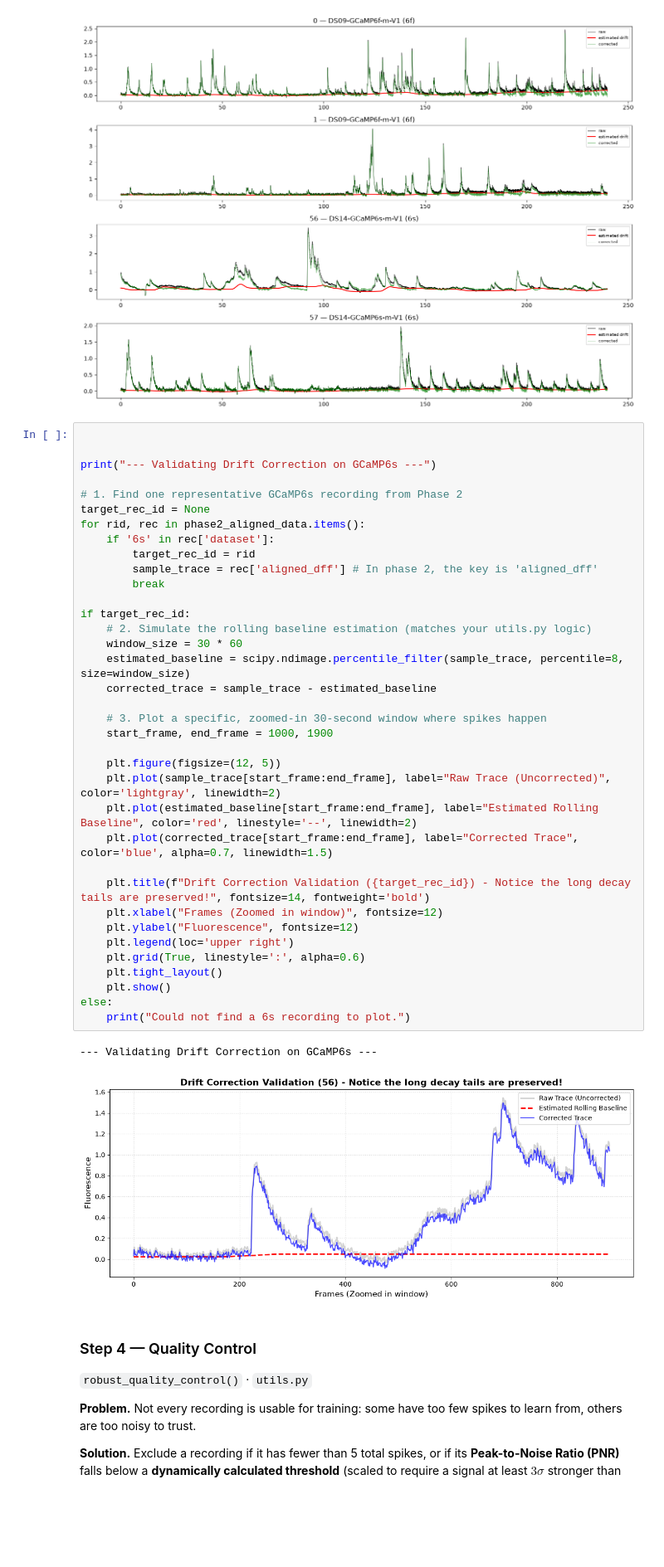
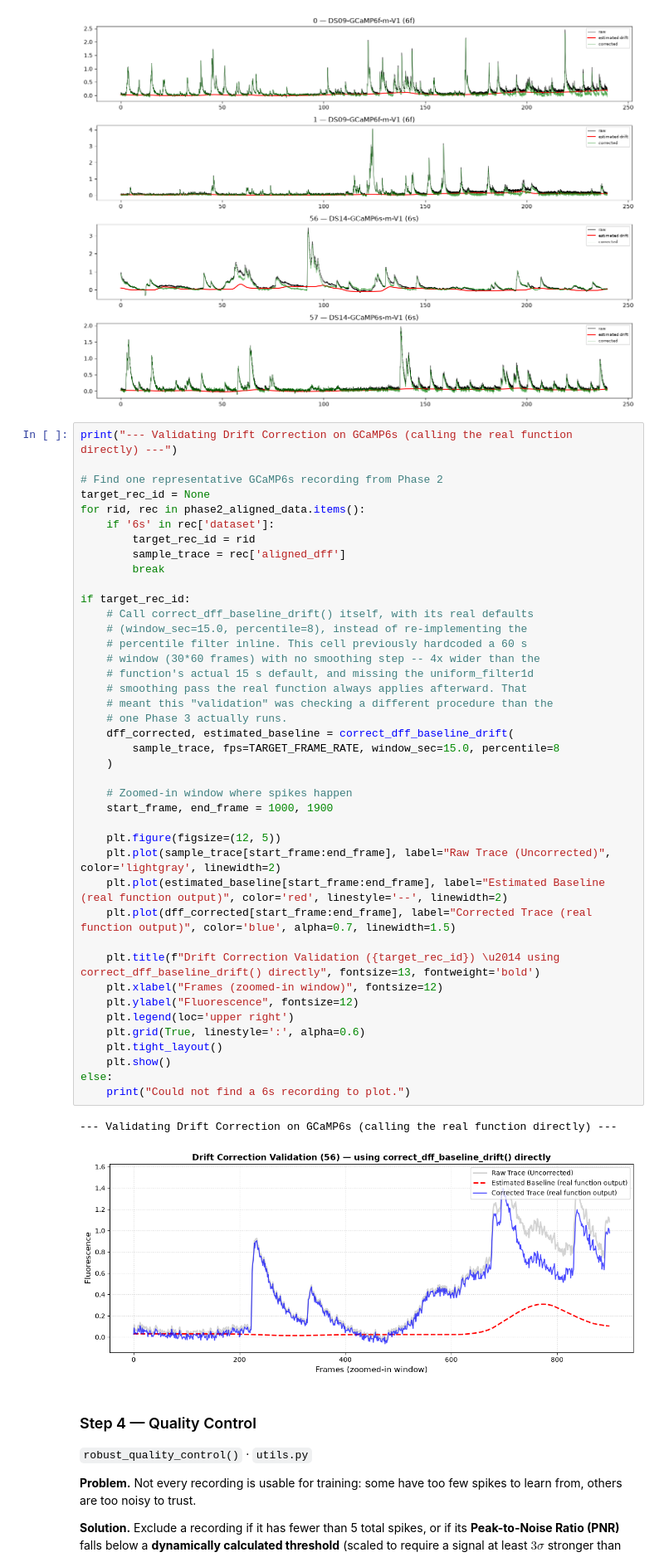
Before and after one commit to F-vdHaar/neural_ds_generalisation, a Jupyter notebook: spike_inference.ipynb, the cells around one changed output. Shown at 83% size. Cells and saved outputs as stored; diff of their text form; blank space fills up the shorter version.

```diff
--- a/spike_inference.ipynb
+++ b/spike_inference.ipynb
@@ -557,44 +611,49 @@ plt.tight_layout(); plt.show()
 # %% [output]
 [figure]
 # %%
+print("--- Validating Drift Correction on GCaMP6s (calling the real function directly) ---")
 
-
-print("--- Validating Drift Correction on GCaMP6s ---")
-
-# 1. Find one representative GCaMP6s recording from Phase 2
+# Find one representative GCaMP6s recording from Phase 2
 target_rec_id = None
 for rid, rec in phase2_aligned_data.items():
     if '6s' in rec['dataset']:
         target_rec_id = rid
-        sample_trace = rec['aligned_dff'] # In phase 2, the key is 'aligned_dff'
+        sample_trace = rec['aligned_dff']
         break
 
 if target_rec_id:
-    # 2. Simulate the rolling baseline estimation (matches your utils.py logic)
-    window_size = 30 * 60
-    estimated_baseline = scipy.ndimage.percentile_filter(sample_trace, percentile=8, size=window_size)
-    corrected_trace = sample_trace - estimated_baseline
+    # Call correct_dff_baseline_drift() itself, with its real defaults
+    # (window_sec=15.0, percentile=8), instead of re-implementing the
+    # percentile filter inline. This cell previously hardcoded a 60 s
+    # window (30*60 frames) with no smoothing step -- 4x wider than the
+    # function's actual 15 s default, and missing the uniform_filter1d
+    # smoothing pass the real function always applies afterward. That
+    # meant this "validation" was checking a different procedure than the
+    # one Phase 3 actually runs.
+    dff_corrected, estimated_baseline = correct_dff_baseline_drift(
+        sample_trace, fps=TARGET_FRAME_RATE, window_sec=15.0, percentile=8
+    )
 
-    # 3. Plot a specific, zoomed-in 30-second window where spikes happen
+    # Zoomed-in window where spikes happen
     start_frame, end_frame = 1000, 1900
 
     plt.figure(figsize=(12, 5))
     plt.plot(sample_trace[start_frame:end_frame], label="Raw Trace (Uncorrected)", color='lightgray', linewidth=2)
-    plt.plot(estimated_baseline[start_frame:end_frame], label="Estimated Rolling Baseline", color='red', linestyle='--', linewidth=2)
-    plt.plot(corrected_trace[start_frame:end_frame], label="Corrected Trace", color='blue', alpha=0.7, linewidth=1.5)
+    plt.plot(estimated_baseline[start_frame:end_frame], label="Estimated Baseline (real function output)", color='red', linestyle='--', linewidth=2)
+    plt.plot(dff_corrected[start_frame:end_frame], label="Corrected Trace (real function output)", color='blue', alpha=0.7, linewidth=1.5)
 
-    plt.title(f"Drift Correction Validation ({target_rec_id}) - Notice the long decay tails are preserved!", fontsize=14, fontweight='bold')
-    plt.xlabel("Frames (Zoomed in window)", fontsize=12)
+    plt.title(f"Drift Correction Validation ({target_rec_id}) \u2014 using correct_dff_baseline_drift() directly", fontsize=13, fontweight='bold')
+    plt.xlabel("Frames (zoomed-in window)", fontsize=12)
     plt.ylabel("Fluorescence", fontsize=12)
     plt.legend(loc='upper right')
     plt.grid(True, linestyle=':', alpha=0.6)
     plt.tight_layout()
     plt.show()
 else:
     print("Could not find a 6s recording to plot.")
 # %% [output]
---- Validating Drift Correction on GCaMP6s ---
+--- Validating Drift Correction on GCaMP6s (calling the real function directly) ---
-[figure, old version]
+[figure, new version]
 # %% [markdown]
 ### Step 4 — Quality Control
 `robust_quality_control()` · `utils.py`
```
Also changed, not shown: parts of 13 cells of this notebook, 1 other file.
